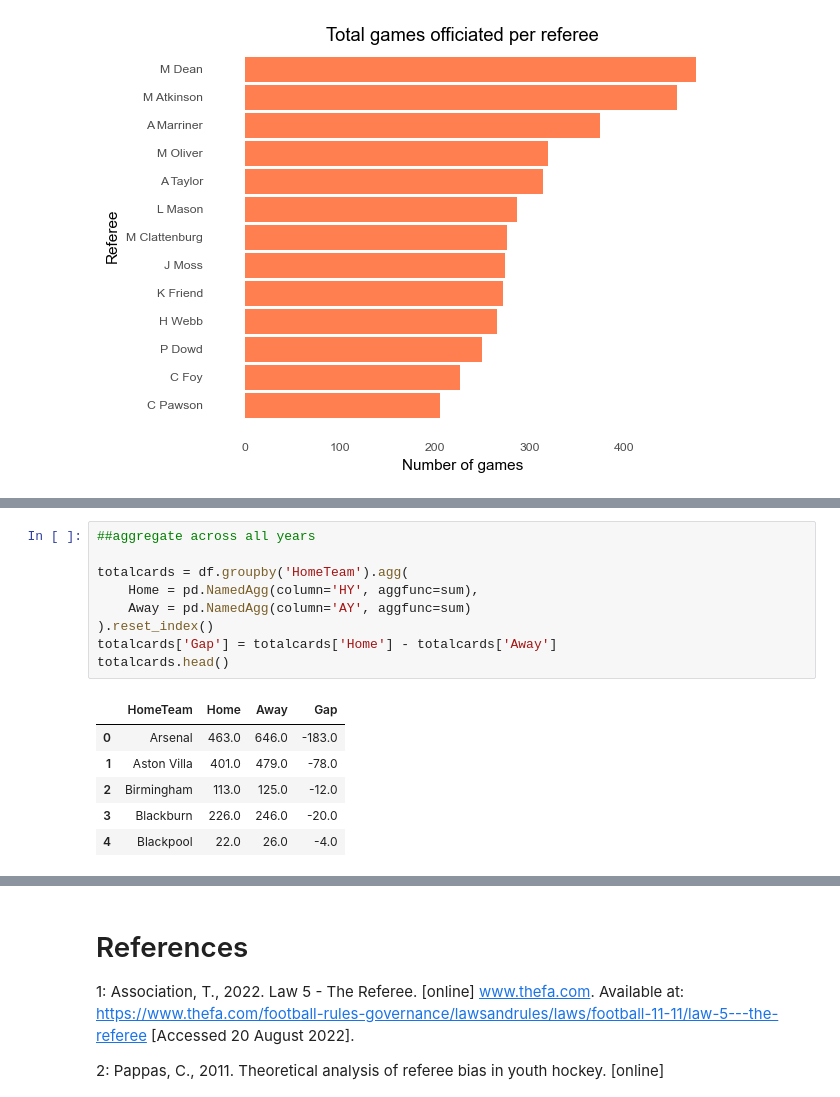
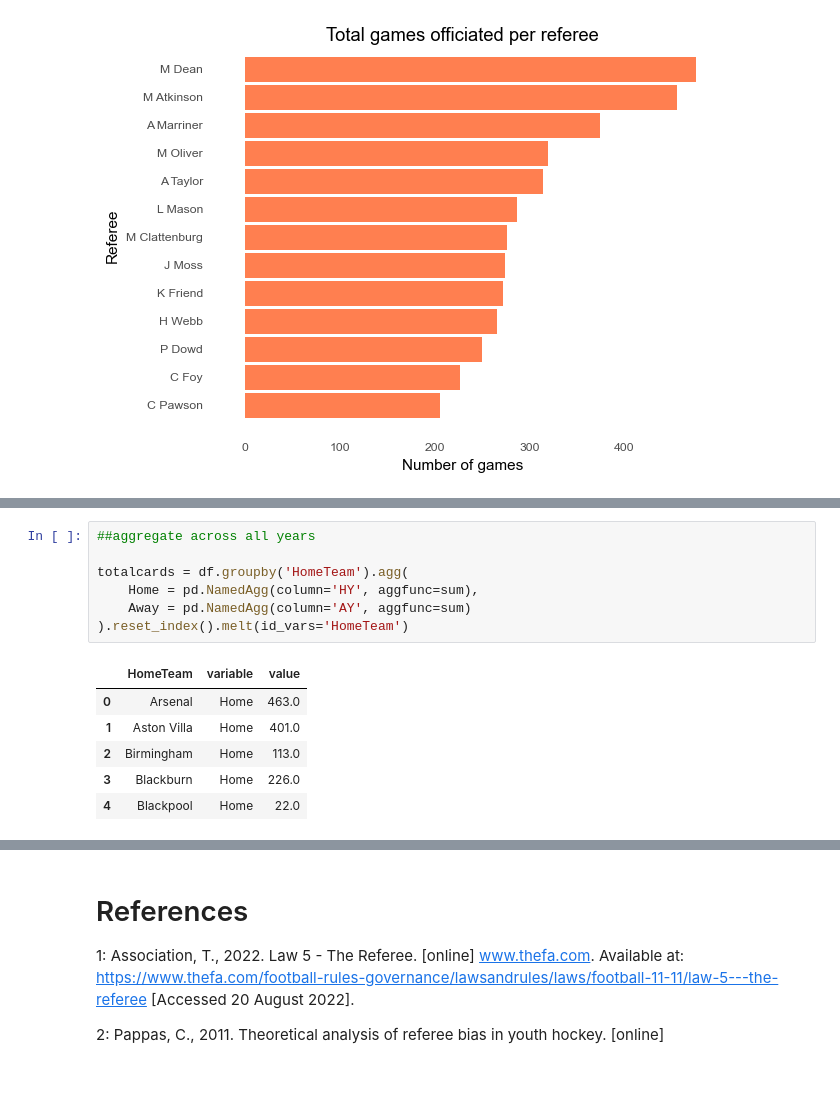
Before and after one commit to viswambaran/ASMM, a Jupyter notebook: Summative2/ASMMReport.ipynb, the cells around one changed output, grey strips where cells are left out. Drawn from its saved outputs; the diff is of its cells as text.

```diff
--- a/Summative2/ASMMReport.ipynb
+++ b/Summative2/ASMMReport.ipynb
@@ -320,16 +353,14 @@ Rcards_by_year = df.groupby('Season').agg(
 # %%
 ##aggregate across all years
 
 totalcards = df.groupby('HomeTeam').agg(
     Home = pd.NamedAgg(column='HY', aggfunc=sum),
     Away = pd.NamedAgg(column='AY', aggfunc=sum)
-).reset_index()
-totalcards['Gap'] = totalcards['Home'] - totalcards['Away']
-totalcards.head()
+).reset_index().melt(id_vars='HomeTeam')
 # %% [output]
-|  | HomeTeam | Home | Away | Gap |
-| 0 | Arsenal | 463.0 | 646.0 | -183.0 |
-| 1 | Aston Villa | 401.0 | 479.0 | -78.0 |
-| 2 | Birmingham | 113.0 | 125.0 | -12.0 |
-| 3 | Blackburn | 226.0 | 246.0 | -20.0 |
-| 4 | Blackpool | 22.0 | 26.0 | -4.0 |
+|  | HomeTeam | variable | value |
+| 0 | Arsenal | Home | 463.0 |
+| 1 | Aston Villa | Home | 401.0 |
+| 2 | Birmingham | Home | 113.0 |
+| 3 | Blackburn | Home | 226.0 |
+| 4 | Blackpool | Home | 22.0 |
```
Also changed, not shown: parts of 10 cells of this notebook.
